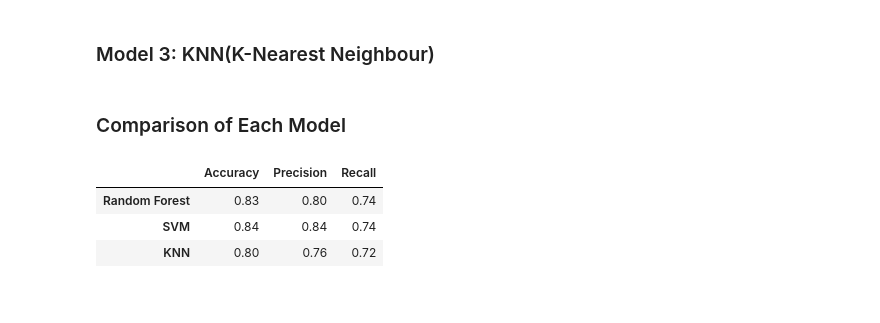
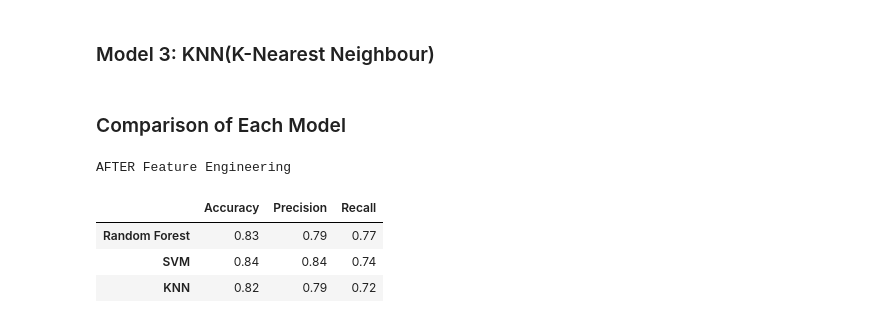
Before and after one commit to dinakaranthiru/AI-Engineer-12-Weeks, a Jupyter notebook: Week6_Task/Feature_Engineering.ipynb, the cells around one changed output. Saved outputs shown, nothing was run; the diff lists cells and outputs as text; code cells hidden in the pictures.

Commit message:
Feature Engineering

```diff
--- a/Week6_Task/Feature_Engineering.ipynb
+++ b/Week6_Task/Feature_Engineering.ipynb
@@ -15,6 +22,7 @@ import matplotlib.pyplot as plt
 # %% [markdown]
 ### 2.Load The Dataset
 # %%
-df = pd.read_csv('Titanic.csv')
-df.head()
+df_raw = pd.read_csv('Titanic.csv')
+print("Shape:", df_raw.shape)
+df_raw.head()
 # %% [output]
@@ -109,42 +212,41 @@ Rf_result = {
 # %% [markdown]
 ### Model2: SVM(Support Vector Machine)
 # %%
-from sklearn.svm import SVC
-svm = SVC(kernel='rbf',random_state=50)
-svm.fit(X2_trained_scaled,y2_train)
+svm = SVC(kernel='rbf', random_state=42)
+svm.fit(X2_train_scaled, y2_train)
 svm_pred = svm.predict(X2_test_scaled)
 
 Svm_result = {
-    'Accuracy':accuracy_score(y2_test,svm_pred),
-    'Precision':precision_score(y2_test,svm_pred),
-    'Recall':recall_score(y2_test,svm_pred),
+    'Accuracy': accuracy_score(y2_test, svm_pred),
+    'Precision': precision_score(y2_test, svm_pred),
+    'Recall': recall_score(y2_test, svm_pred)
 }
 # %% [markdown]
 ### Model 3: KNN(K-Nearest Neighbour)
 # %%
-from sklearn.neighbors import KNeighborsClassifier
-
 Knn = KNeighborsClassifier(n_neighbors=5)
-Knn.fit(X2_trained_scaled,y2_train)
+Knn.fit(X2_train_scaled, y2_train)
 knn_pred = Knn.predict(X2_test_scaled)
 
 Knn_result = {
-    'Accuracy':accuracy_score(y2_test,knn_pred),
-    'Precision':precision_score(y2_test,knn_pred),
-    'Recall':recall_score(y2_test,knn_pred)
+    'Accuracy': accuracy_score(y2_test, knn_pred),
+    'Precision': precision_score(y2_test, knn_pred),
+    'Recall': recall_score(y2_test, knn_pred)
 }
 # %% [markdown]
 ### Comparison of Each Model
 # %%
-comparison_df = pd.DataFrame({
-    'Random Forest':Rf_result,
-    'SVM':Svm_result,
-    'KNN':Knn_result
+after_df = pd.DataFrame({
+    'Random Forest': Rf_result,
+    'SVM': Svm_result,
+    'KNN': Knn_result
 }).T.round(2)
 
-comparison_df
+print('AFTER Feature Engineering')
+after_df
 # %% [output]
+AFTER Feature Engineering
 |  | Accuracy | Precision | Recall |
-| Random Forest | 0.83 | 0.80 | 0.74 |
+| Random Forest | 0.83 | 0.79 | 0.77 |
 | SVM | 0.84 | 0.84 | 0.74 |
-| KNN | 0.80 | 0.76 | 0.72 |
+| KNN | 0.82 | 0.79 | 0.72 |
```
Also changed, not shown: parts of 20 cells of this notebook.
